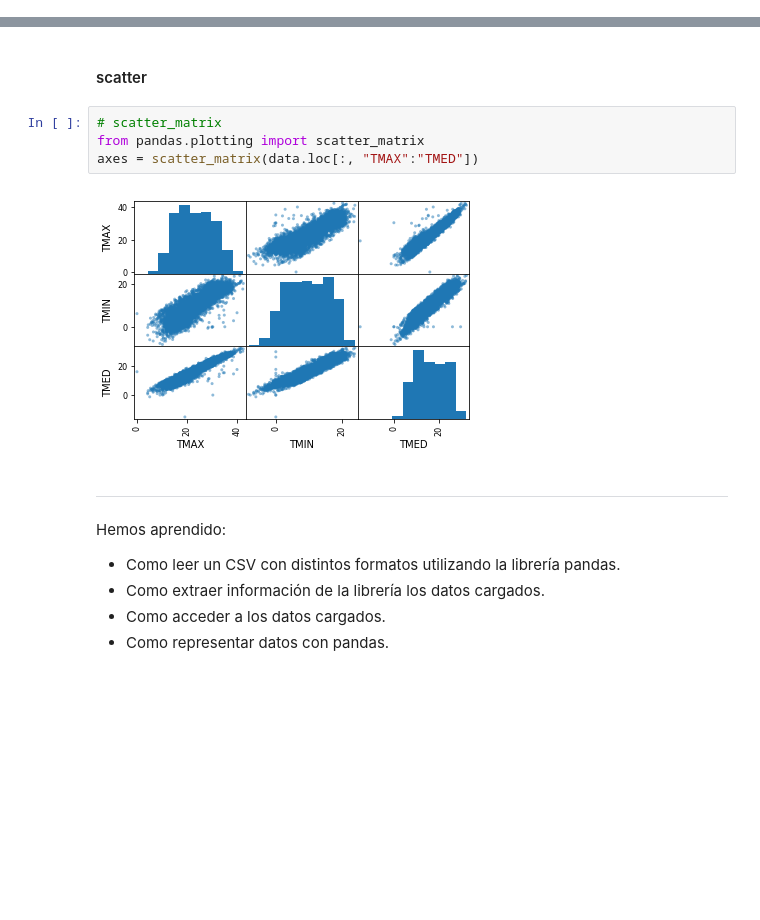
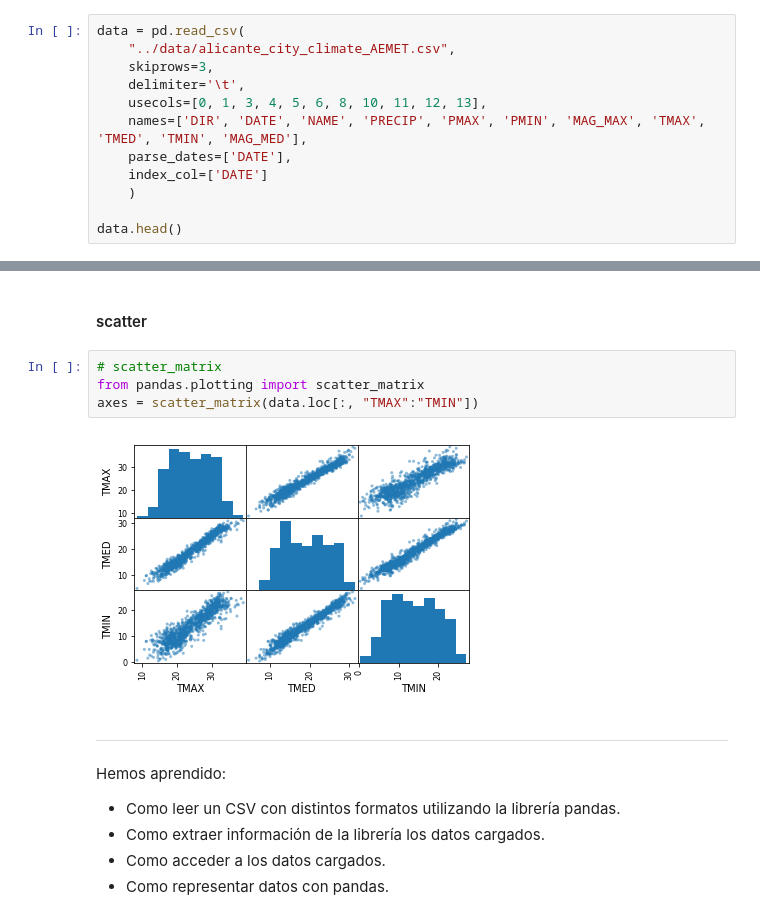
Before and after one commit to CAChemE/python-analisis-modelado-datos, a Jupyter notebook: notebooks/0101_Pandas-Carga-datos-y-manipulacion.ipynb, the cells around one changed output, grey strips where cells are left out. Saved outputs shown, nothing was run; the diff lists cells and outputs as text; blank space fills up the shorter version.

```diff
--- a/notebooks/0101_Pandas-Carga-datos-y-manipulacion.ipynb
+++ b/notebooks/0101_Pandas-Carga-datos-y-manipulacion.ipynb
@@ -100,0 +77,12 @@ data.head(5)
+# %%
+data = pd.read_csv(
+    "../data/alicante_city_climate_AEMET.csv",
+    skiprows=3,
+    delimiter='\t',
+    usecols=[0, 1, 3, 4, 5, 6, 8, 10, 11, 12, 13],
+    names=['DIR', 'DATE', 'NAME', 'PRECIP', 'PMAX', 'PMIN', 'MAG_MAX', 'TMAX', 'TMED', 'TMIN', 'MAG_MED'],
+    parse_dates=['DATE'],
+    index_col=['DATE']
+    )
+
+data.head()
@@ -493,9 +522,9 @@ data.plot.box(color=color)
 # %%
 # scatter_matrix
 from pandas.plotting import scatter_matrix
-axes = scatter_matrix(data.loc[:, "TMAX":"TMED"])
+axes = scatter_matrix(data.loc[:, "TMAX":"TMIN"])
 # %% [output]
-[figure, old version]
+[figure, new version]
 # %% [markdown]
 ---
 
```
Also changed, not shown: parts of 43 cells of this notebook, 5 other files.
